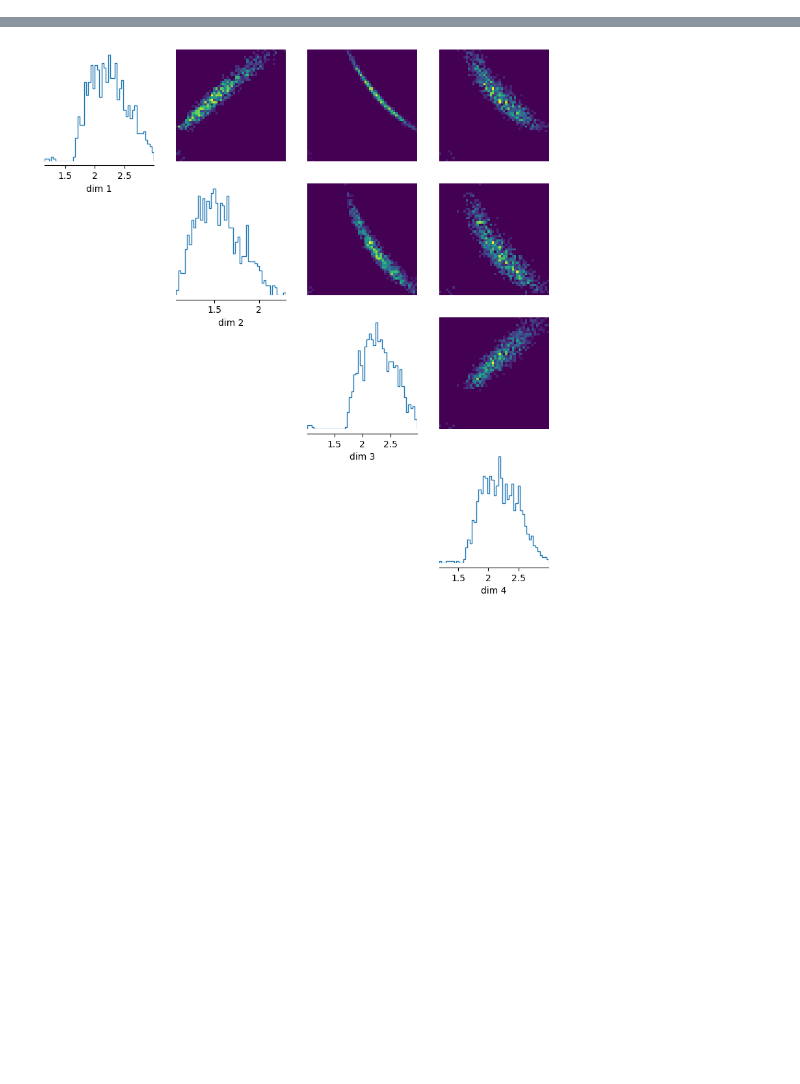
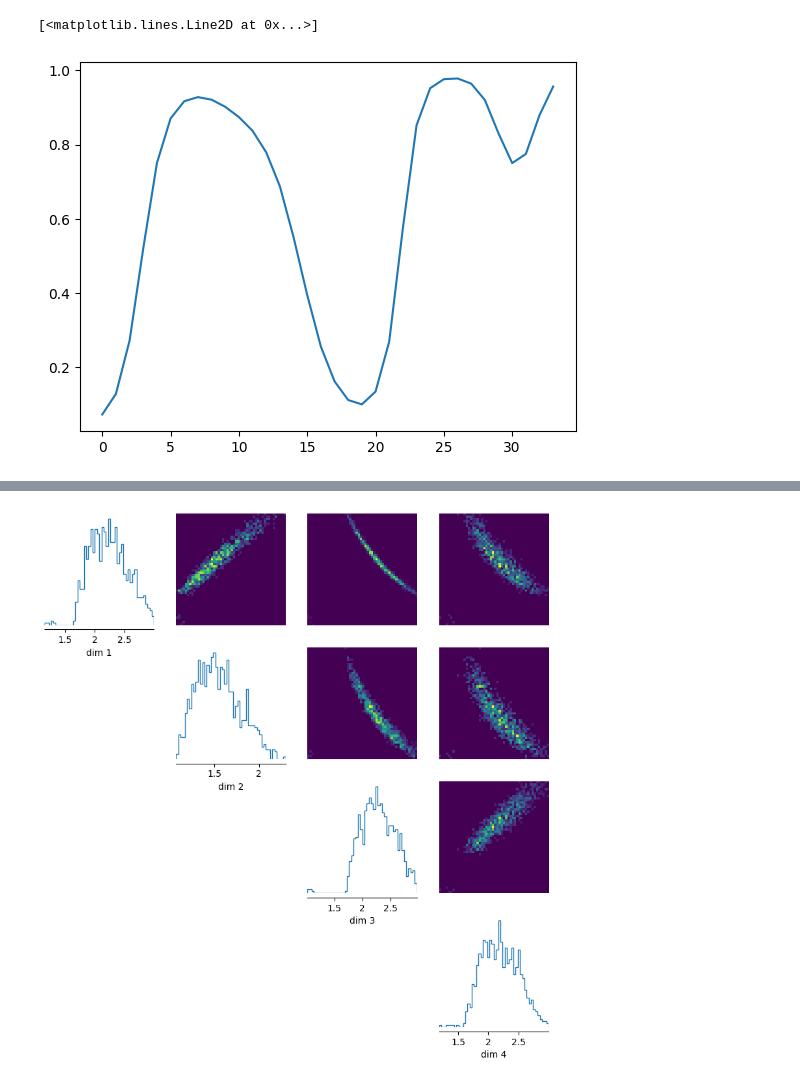
Before and after one commit to mackelab/probjax, a Jupyter notebook: scoresbibm/sir_task.ipynb, the cells around one changed output, grey strips where cells are left out. Drawn from its saved outputs; the diff is of its cells as text; code cells hidden in the pictures; blank space fills up the shorter version.

```diff
--- a/scoresbibm/sir_task.ipynb
+++ b/scoresbibm/sir_task.ipynb
@@ -126 +127,6 @@ plt.plot(sample["x2"])
+# %%
+plt.plot(sample["theta2"])
+# %% [output]
+[<matplotlib.lines.Line2D at 0x...>]
+[figure, added]
 # %%
```
Also changed, not shown: parts of 9 cells of this notebook, 3 other files.
